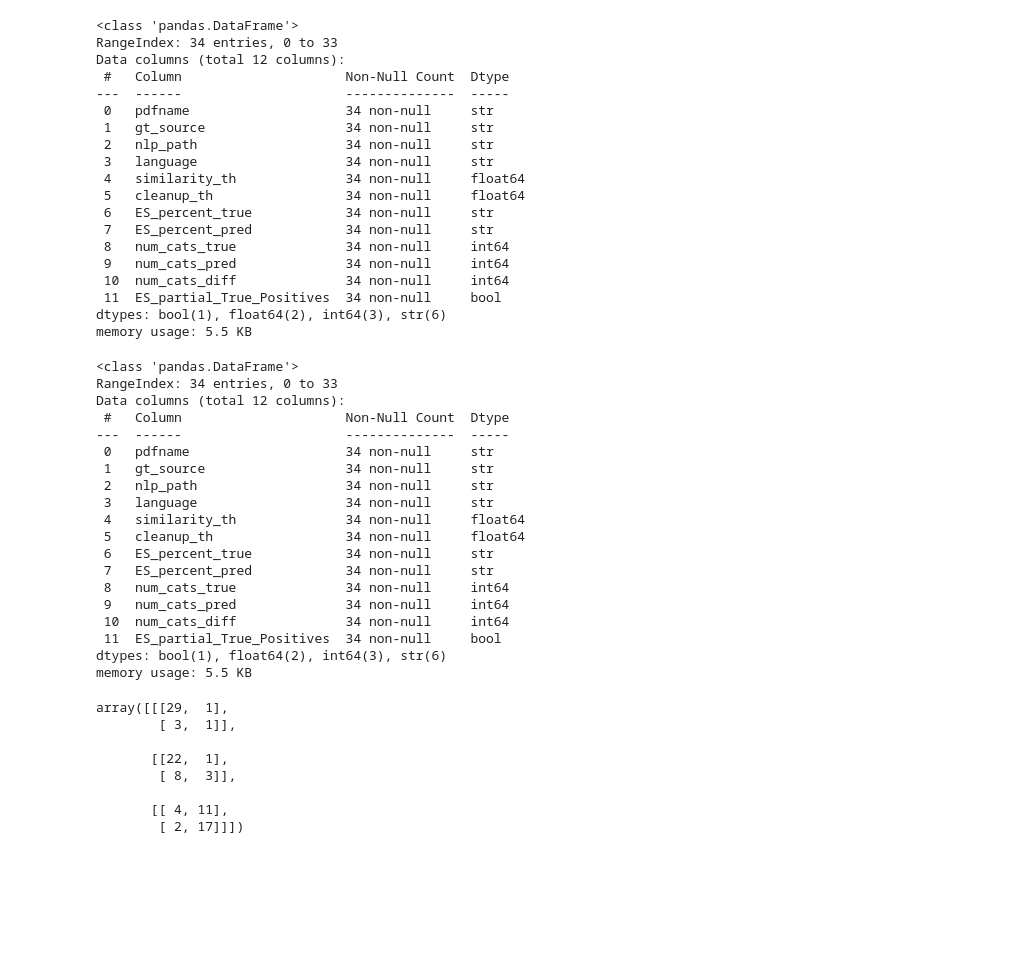
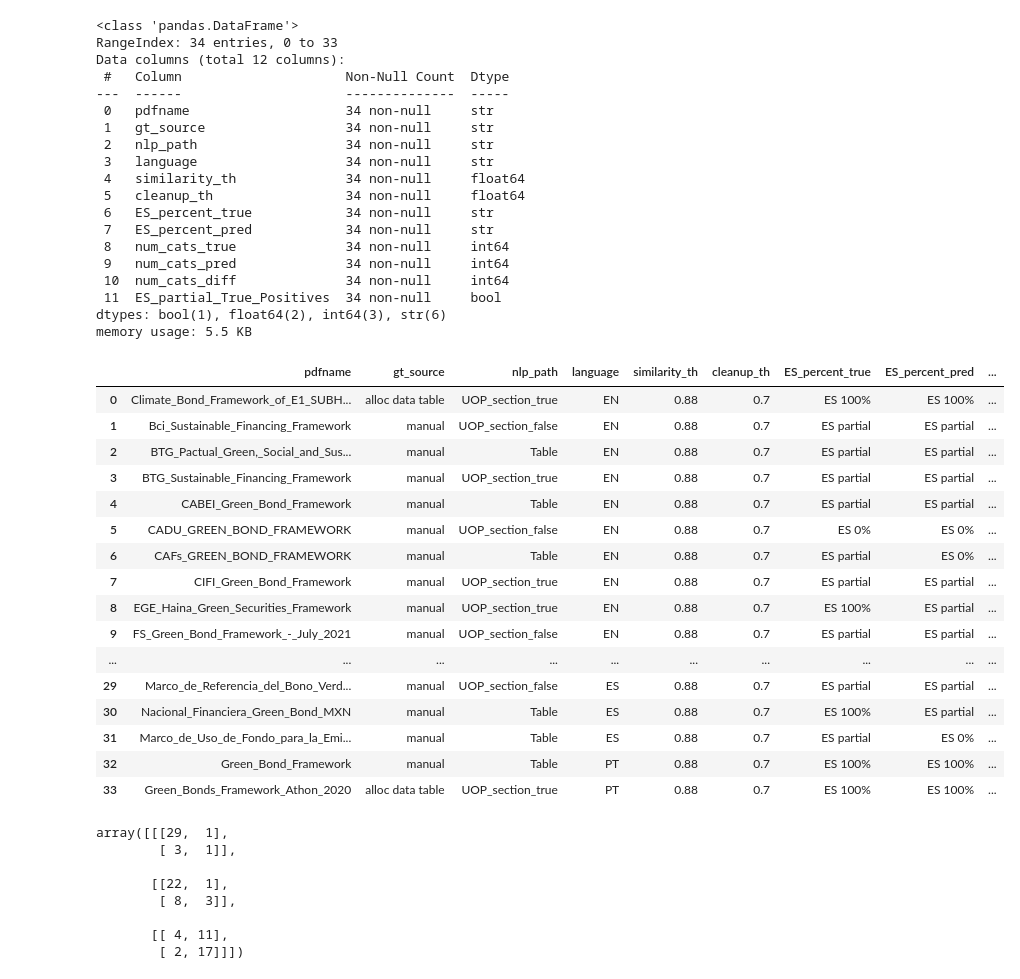
Before and after one commit to emw9805-notabot/ADSCert_project_Watson, a Jupyter notebook: Eval_metrics_V4.ipynb, the cells around one changed output. Saved outputs shown, nothing was run; the diff lists cells and outputs as text; code cells hidden in the pictures; blank space fills up the shorter version.

```diff
--- a/Eval_metrics_V4.ipynb
+++ b/Eval_metrics_V4.ipynb
@@ -373,34 +373,32 @@ memory usage: 5.5 KB
 # %%
 # create ES Partial TP col based on ES percent cols - V6 sim TH = 0.88 & cleanup TH 0.70
 ES_partial_True_Positives = []
 for r in conf_mtrx_df_v6.itertuples(index=False):
     if r.ES_percent_true == 'ES partial' and r.ES_percent_pred == 'ES partial':
         ES_partial_True_Positives.append(True)
     else:
         ES_partial_True_Positives.append(False)
 conf_mtrx_df_v6['ES_partial_True_Positives'] = ES_partial_True_Positives
 conf_mtrx_df_v6['ES_partial_True_Positives'].value_counts()
-conf_mtrx_df_v6.info()
+conf_mtrx_df_v6
 # %% [output]
-<class 'pandas.DataFrame'>
-RangeIndex: 34 entries, 0 to 33
-Data columns (total 12 columns):
- #   Column                     Non-Null Count  Dtype
----  ------                     --------------  -----
- 0   pdfname                    34 non-null     str
- 1   gt_source                  34 non-null     str
- 2   nlp_path                   34 non-null     str
- 3   language                   34 non-null     str
- 4   similarity_th              34 non-null     float64
- 5   cleanup_th                 34 non-null     float64
- 6   ES_percent_true            34 non-null     str
- 7   ES_percent_pred            34 non-null     str
- 8   num_cats_true              34 non-null     int64
- 9   num_cats_pred              34 non-null     int64
- 10  num_cats_diff              34 non-null     int64
- 11  ES_partial_True_Positives  34 non-null     bool
-dtypes: bool(1), float64(2), int64(3), str(6)
-memory usage: 5.5 KB
+|  | pdfname | gt_source | nlp_path | language | similarity_th | cleanup_th | ES_percent_true | ES_percent_pred | ... |
+| 0 | Climate_Bond_Framework_of_E1_SUBH... | alloc data table | UOP_section_true | EN | 0.88 | 0.7 | ES 100% | ES 100% | ... |
+| 1 | Bci_Sustainable_Financing_Framework | manual | UOP_section_false | EN | 0.88 | 0.7 | ES partial | ES partial | ... |
+| 2 | BTG_Pactual_Green,_Social_and_Sus... | manual | Table | EN | 0.88 | 0.7 | ES partial | ES partial | ... |
+| 3 | BTG_Sustainable_Financing_Framework | manual | UOP_section_true | EN | 0.88 | 0.7 | ES partial | ES partial | ... |
+| 4 | CABEI_Green_Bond_Framework | manual | Table | EN | 0.88 | 0.7 | ES partial | ES partial | ... |
+| 5 | CADU_GREEN_BOND_FRAMEWORK | manual | UOP_section_false | EN | 0.88 | 0.7 | ES 0% | ES 0% | ... |
+| 6 | CAFs_GREEN_BOND_FRAMEWORK | manual | Table | EN | 0.88 | 0.7 | ES partial | ES 0% | ... |
+| 7 | CIFI_Green_Bond_Framework | manual | UOP_section_true | EN | 0.88 | 0.7 | ES partial | ES partial | ... |
+| 8 | EGE_Haina_Green_Securities_Framework | manual | UOP_section_true | EN | 0.88 | 0.7 | ES 100% | ES partial | ... |
+| 9 | FS_Green_Bond_Framework_-_July_2021 | manual | UOP_section_false | EN | 0.88 | 0.7 | ES partial | ES partial | ... |
+| ... | ... | ... | ... | ... | ... | ... | ... | ... | ... |
+| 29 | Marco_de_Referencia_del_Bono_Verd... | manual | UOP_section_false | ES | 0.88 | 0.7 | ES partial | ES partial | ... |
+| 30 | Nacional_Financiera_Green_Bond_MXN | manual | Table | ES | 0.88 | 0.7 | ES 100% | ES partial | ... |
+| 31 | Marco_de_Uso_de_Fondo_para_la_Emi... | manual | Table | ES | 0.88 | 0.7 | ES partial | ES 0% | ... |
+| 32 | Green_Bond_Framework | manual | Table | PT | 0.88 | 0.7 | ES 100% | ES 100% | ... |
+| 33 | Green_Bonds_Framework_Athon_2020 | alloc data table | UOP_section_true | PT | 0.88 | 0.7 | ES 100% | ES 100% | ... |
 # %%
 # bring in data from eval - V4 sim TH = 0.65
 
```
Also changed, not shown: parts of 11 cells of this notebook, 3 other files.
